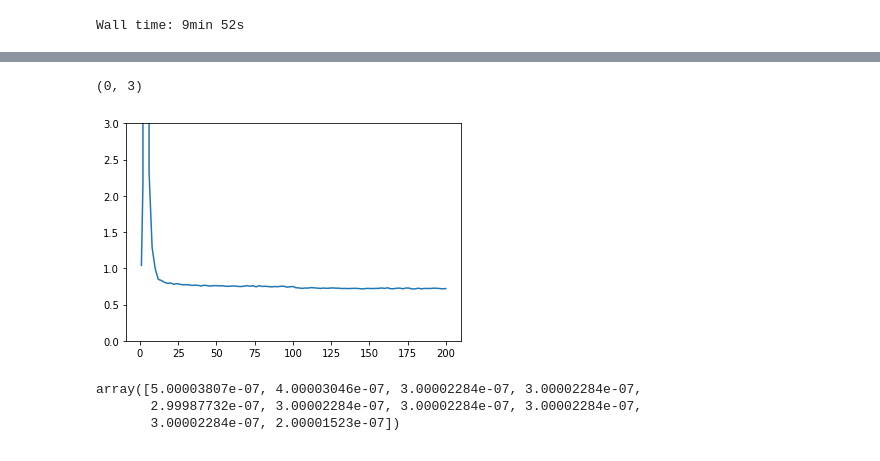
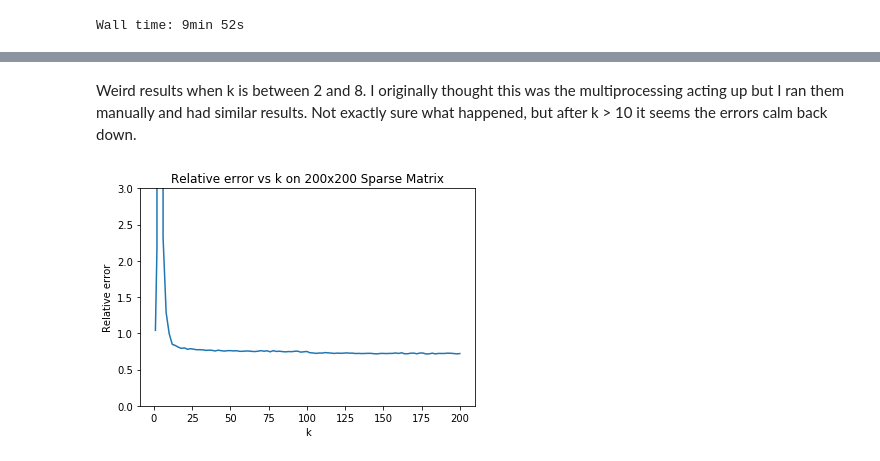
Before and after one commit to chauedwin/mf-algorithms, a Jupyter notebook: algtests.ipynb, the cells around one changed output, grey strips where cells are left out. Cells and saved outputs as stored; diff of their text form; code cells hidden in the pictures.

```diff
--- a/algtests.ipynb
+++ b/algtests.ipynb
@@ -564,6 +584,11 @@ data = data.sort_values(by=['k'])
+# %% [markdown]
+Weird results when k is between 2 and 8. I originally thought this was the multiprocessing acting up but I ran them manually and had similar results. Not exactly sure what happened, but after k > 10 it seems the errors calm back down.
 # %%
 plt.errorbar(data['k'], data['err'], ecolor = 'black', capsize = 5)
+plt.title("Relative error vs k on 200x200 Sparse Matrix")
 plt.ylim([0, 3])
+plt.ylabel("Relative error")
+plt.xlabel("k")
+plt.show()
 # %% [output]
-(0, 3)
-[figure, old version]
+[figure, new version]
@@ -574,6 +594,0 @@ for i in np.arange(10):
-# %%
-times
-# %% [output]
-array([5.00003807e-07, 4.00003046e-07, 3.00002284e-07, 3.00002284e-07,
-       2.99987732e-07, 3.00002284e-07, 3.00002284e-07, 3.00002284e-07,
-       3.00002284e-07, 2.00001523e-07])
```
Also changed, not shown: parts of 14 cells of this notebook.
